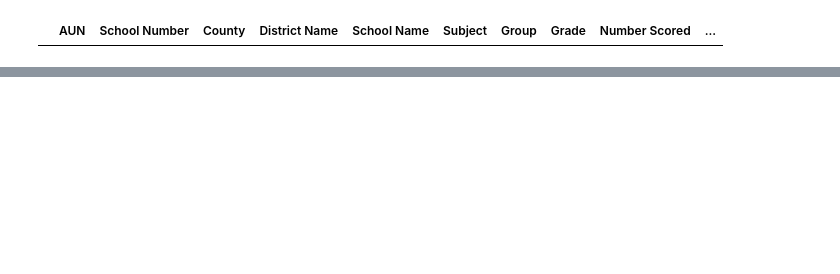
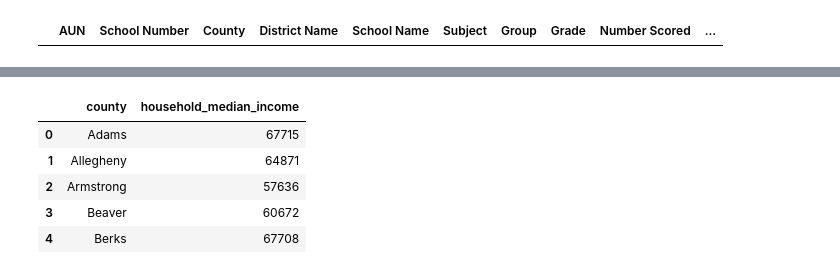
Before and after one commit to JuetingXu/bootcamp_project2, a Jupyter notebook: Transform_Tables.ipynb, the cells around one changed output, grey strips where cells are left out. Cells and saved outputs as stored; diff of their text form; code cells hidden in the pictures; blank space fills up the shorter version.

```diff
--- a/Transform_Tables.ipynb
+++ b/Transform_Tables.ipynb
@@ -84,0 +116,10 @@ pssa_df.loc[pssa_df.duplicated(subset=['AUN', 'School Number', 'County', 'Distri
+# %%
+# Query Income Table
+pd.read_sql_query('select * from income', con=engine).head()
+# %% [output]
+|  | county | household_median_income |
+| 0 | Adams | 67715 |
+| 1 | Allegheny | 64871 |
+| 2 | Armstrong | 57636 |
+| 3 | Beaver | 60672 |
+| 4 | Berks | 67708 |
```
Also changed, not shown: parts of 8 cells of this notebook, 1 other file.
